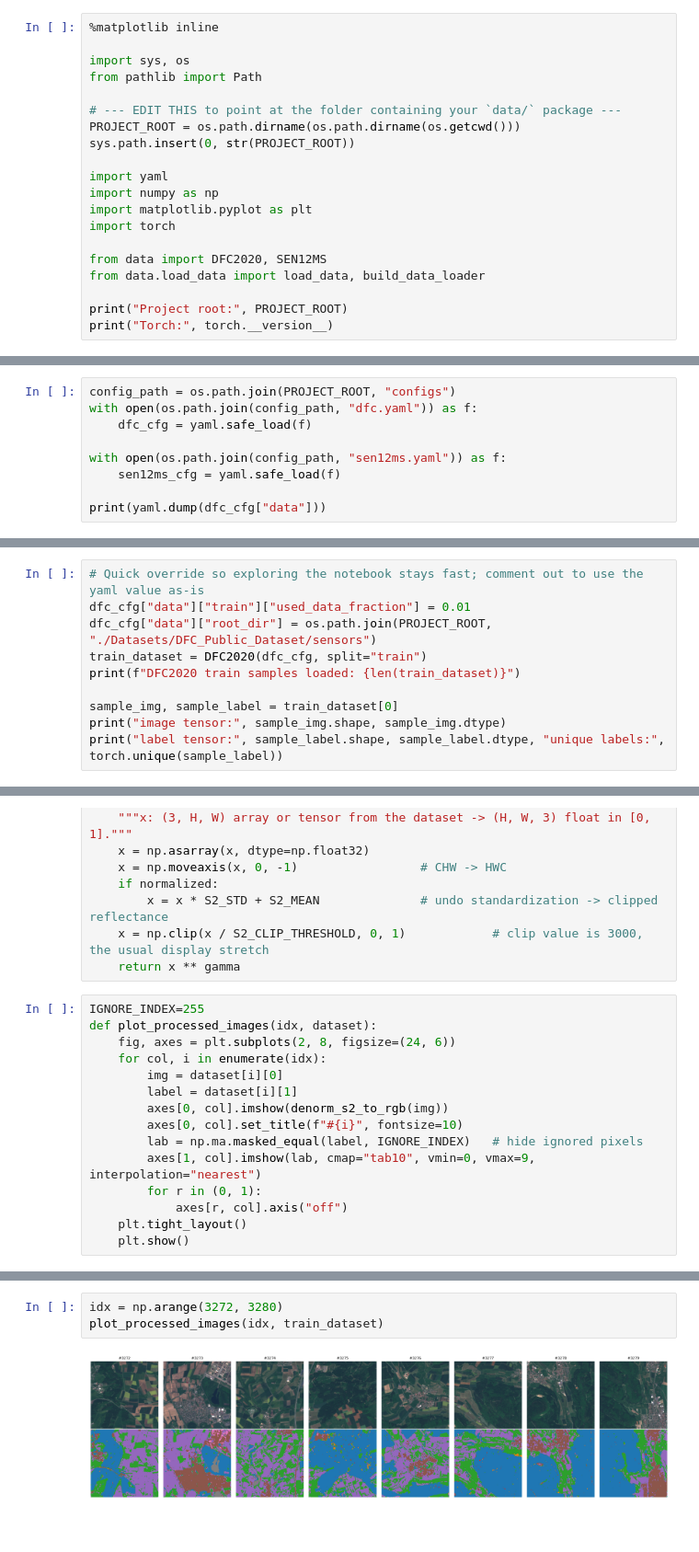
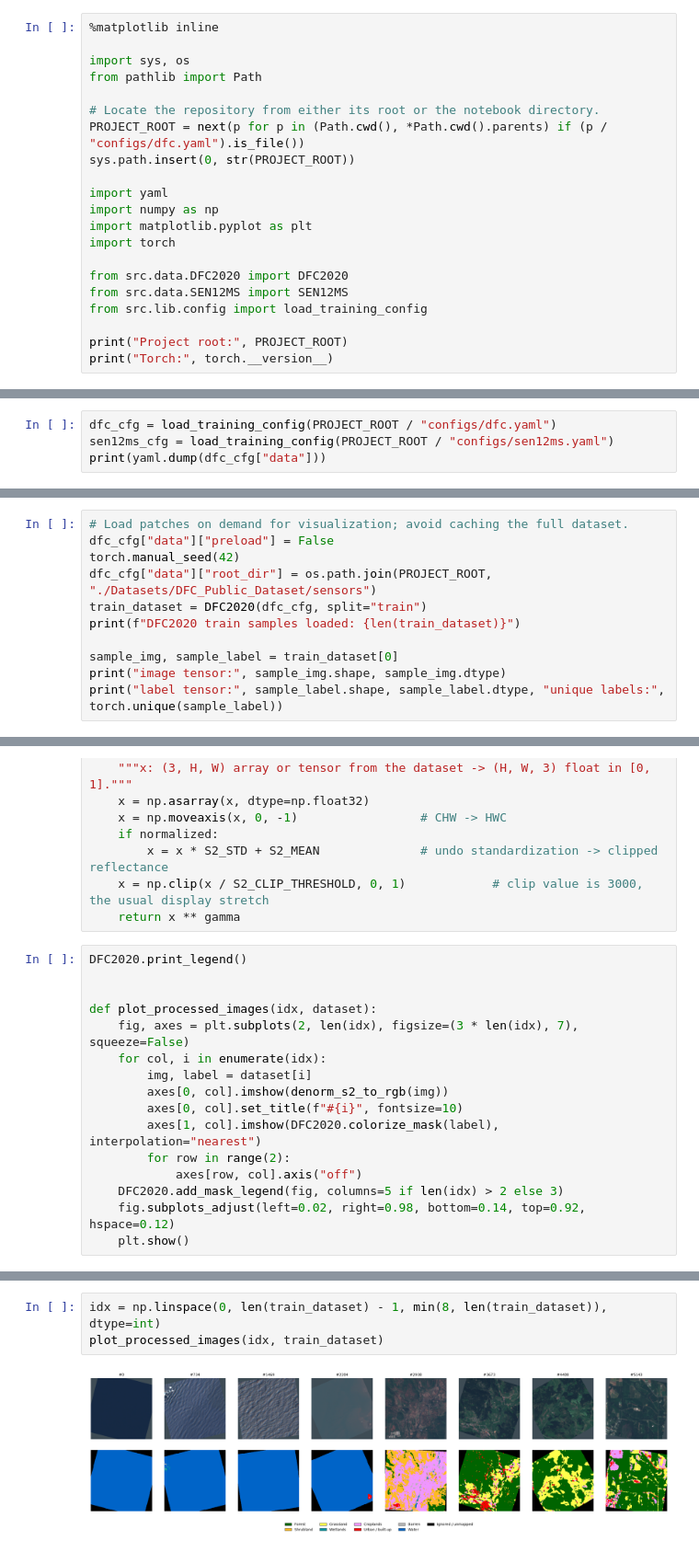
Before and after one commit to denisaqosja/Sentinel_SEN12MS_Segmentation, a Jupyter notebook: src/notebooks/visualize_dataloader.ipynb, the cells around one changed output, grey strips where cells are left out. Shown at 92% size. Cells and saved outputs as stored; diff of their text form; blank space fills up the shorter version.

Commit message:
Improved the color mapping of the segmentation maps

```diff
--- a/src/notebooks/visualize_dataloader.ipynb
+++ b/src/notebooks/visualize_dataloader.ipynb
@@ -17,8 +17,8 @@ Shows:
 import sys, os
 from pathlib import Path
 
-# --- EDIT THIS to point at the folder containing your `data/` package ---
-PROJECT_ROOT = os.path.dirname(os.path.dirname(os.getcwd()))
+# Locate the repository from either its root or the notebook directory.
+PROJECT_ROOT = next(p for p in (Path.cwd(), *Path.cwd().parents) if (p / "configs/dfc.yaml").is_file())
 sys.path.insert(0, str(PROJECT_ROOT))
 
 import yaml
@@ -26,8 +26,9 @@ import numpy as np
 import matplotlib.pyplot as plt
 import torch
 
-from data import DFC2020, SEN12MS
-from data.load_data import load_data, build_data_loader
+from src.data.DFC2020 import DFC2020
+from src.data.SEN12MS import SEN12MS
+from src.lib.config import load_training_config
 
 print("Project root:", PROJECT_ROOT)
 print("Torch:", torch.__version__)
@@ -37,12 +39,7 @@ Torch: 2.6.0+cu124
 # %% [markdown]
 ## Load Config
 # %%
-config_path = os.path.join(PROJECT_ROOT, "configs")
-with open(os.path.join(config_path, "dfc.yaml")) as f:
-    dfc_cfg = yaml.safe_load(f)
-
-with open(os.path.join(config_path, "sen12ms.yaml")) as f:
-    sen12ms_cfg = yaml.safe_load(f)
-
+dfc_cfg = load_training_config(PROJECT_ROOT / "configs/dfc.yaml")
+sen12ms_cfg = load_training_config(PROJECT_ROOT / "configs/sen12ms.yaml")
 print(yaml.dump(dfc_cfg["data"]))
 # %% [output]
@@ -66,8 +63,9 @@ val_batch_size: 64
 # %% [markdown]
 ## Load Data: DFC2020
 # %%
-# Quick override so exploring the notebook stays fast; comment out to use the yaml value as-is
-dfc_cfg["data"]["train"]["used_data_fraction"] = 0.01
+# Load patches on demand for visualization; avoid caching the full dataset.
+dfc_cfg["data"]["preload"] = False
+torch.manual_seed(42)
 dfc_cfg["data"]["root_dir"] = os.path.join(PROJECT_ROOT, "./Datasets/DFC_Public_Dataset/sensors")
 train_dataset = DFC2020(dfc_cfg, split="train")
 print(f"DFC2020 train samples loaded: {len(train_dataset)}")
@@ -93,17 +91,18 @@ def denorm_s2_to_rgb(x, normalized=True, gamma=1.0):
     x = np.clip(x / S2_CLIP_THRESHOLD, 0, 1)            # clip value is 3000, the usual display stretch
     return x ** gamma
 # %%
-IGNORE_INDEX=255
+DFC2020.print_legend()
+
+
 def plot_processed_images(idx, dataset):
-    fig, axes = plt.subplots(2, 8, figsize=(24, 6))
+    fig, axes = plt.subplots(2, len(idx), figsize=(3 * len(idx), 7), squeeze=False)
     for col, i in enumerate(idx):
-        img = dataset[i][0]
-        label = dataset[i][1]
+        img, label = dataset[i]
         axes[0, col].imshow(denorm_s2_to_rgb(img))
         axes[0, col].set_title(f"#{i}", fontsize=10)
-        lab = np.ma.masked_equal(label, IGNORE_INDEX)   # hide ignored pixels
-        axes[1, col].imshow(lab, cmap="tab10", vmin=0, vmax=9, interpolation="nearest")
-        for r in (0, 1):
-            axes[r, col].axis("off")
-    plt.tight_layout()
+        axes[1, col].imshow(DFC2020.colorize_mask(label), interpolation="nearest")
+        for row in range(2):
+            axes[row, col].axis("off")
+    DFC2020.add_mask_legend(fig, columns=5 if len(idx) > 2 else 3)
+    fig.subplots_adjust(left=0.02, right=0.98, bottom=0.14, top=0.92, hspace=0.12)
     plt.show()
@@ -110,6 +120,6 @@ def plot_processed_images(idx, dataset):
 # %%
-idx = np.arange(3272, 3280)
+idx = np.linspace(0, len(train_dataset) - 1, min(8, len(train_dataset)), dtype=int)
 plot_processed_images(idx, train_dataset)
 # %% [output]
-[figure, old version]
+[figure, new version]
 # %%
```
Also changed, not shown: parts of 5 cells of this notebook, 4 other files.
